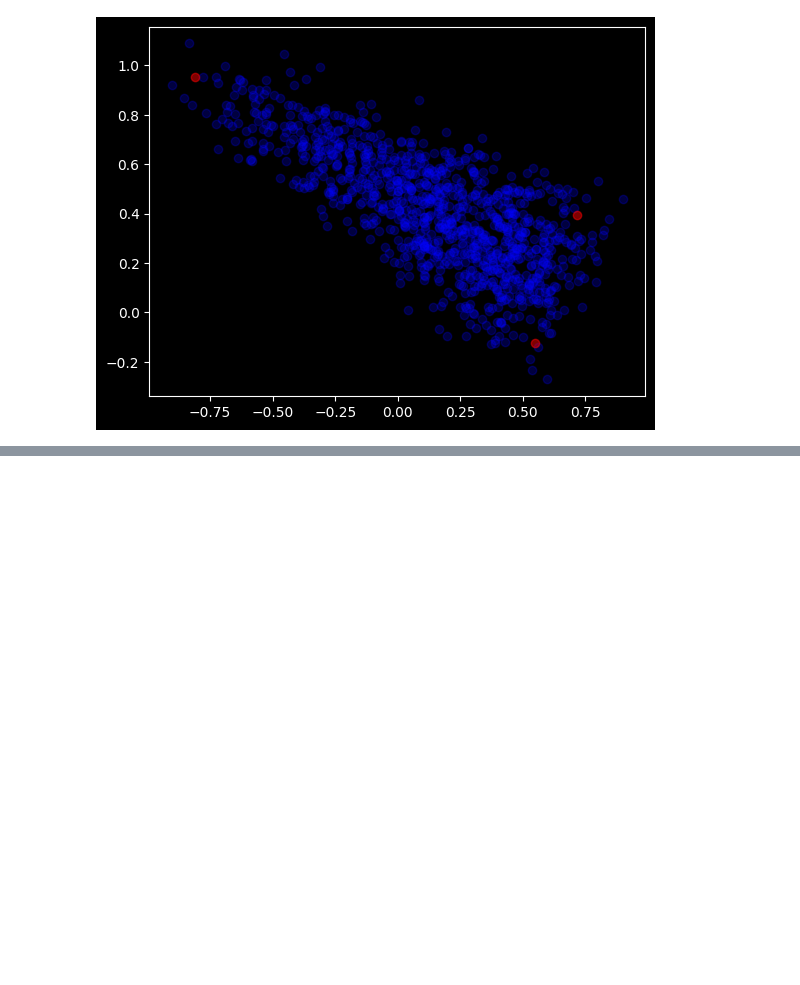
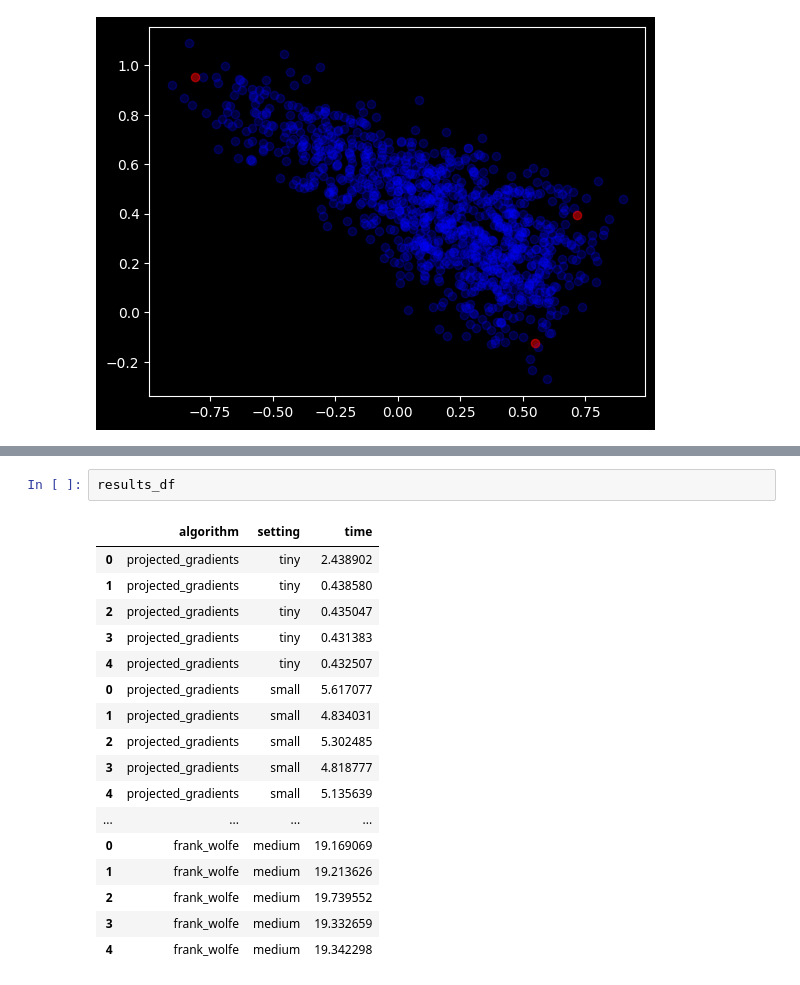
Before and after one commit to saezlab/ParTIpy, a Jupyter notebook: benchmarking/simulation_utils.ipynb, the cells around one changed output, grey strips where cells are left out. Drawn from its saved outputs; the diff is of its cells as text; blank space fills up the shorter version.

```diff
--- a/benchmarking/simulation_utils.ipynb
+++ b/benchmarking/simulation_utils.ipynb
@@ -145,0 +148,20 @@ plt.show()
+# %%
+results_df
+# %% [output]
+|  | algorithm | setting | time |
+| 0 | projected_gradients | tiny | 2.438902 |
+| 1 | projected_gradients | tiny | 0.438580 |
+| 2 | projected_gradients | tiny | 0.435047 |
+| 3 | projected_gradients | tiny | 0.431383 |
+| 4 | projected_gradients | tiny | 0.432507 |
+| 0 | projected_gradients | small | 5.617077 |
+| 1 | projected_gradients | small | 4.834031 |
+| 2 | projected_gradients | small | 5.302485 |
+| 3 | projected_gradients | small | 4.818777 |
+| 4 | projected_gradients | small | 5.135639 |
+| ... | ... | ... | ... |
+| 0 | frank_wolfe | medium | 19.169069 |
+| 1 | frank_wolfe | medium | 19.213626 |
+| 2 | frank_wolfe | medium | 19.739552 |
+| 3 | frank_wolfe | medium | 19.332659 |
+| 4 | frank_wolfe | medium | 19.342298 |
```
Also changed, not shown: parts of 5 cells of this notebook, 17 other files.
